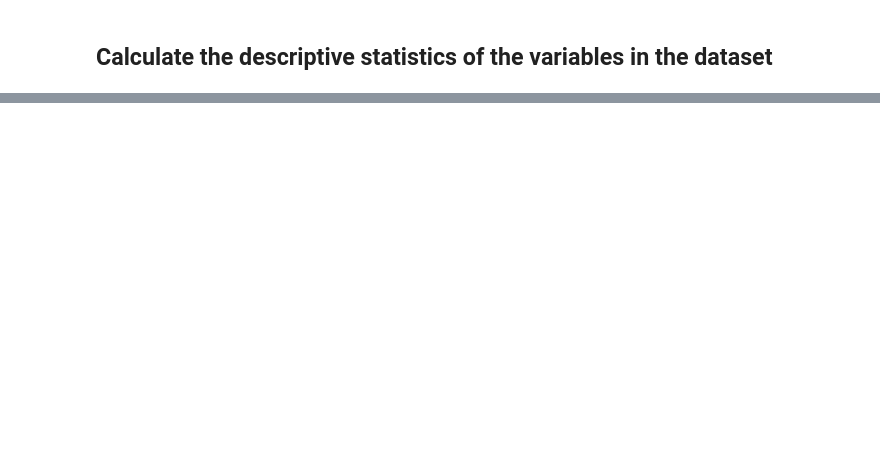
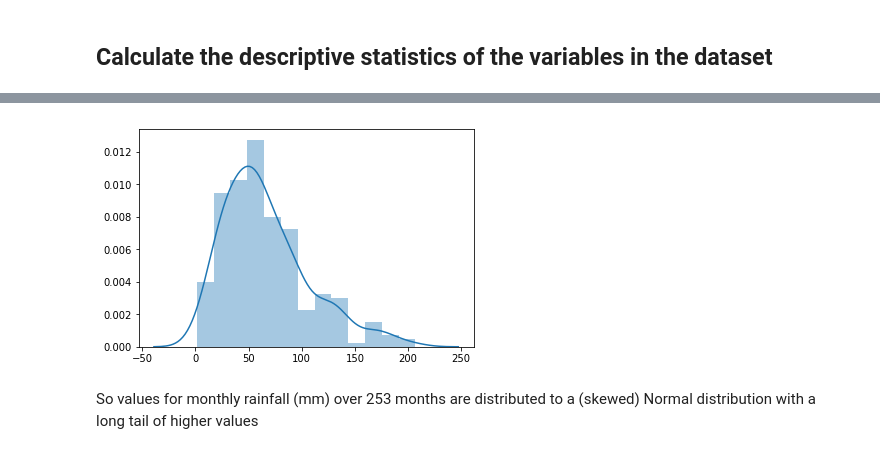
Before and after one commit to Aqua5lad/PDA-Dec-Project, a Jupyter notebook: PDA Project Dec 2018.ipynb, the cells around one changed output, grey strips where cells are left out. Cells and saved outputs as stored; diff of their text form; code cells hidden in the pictures; blank space fills up the shorter version.

```diff
--- a/PDA Project Dec 2018.ipynb
+++ b/PDA Project Dec 2018.ipynb
@@ -204,0 +225,9 @@ OptionError: 'You can only set the value of existing options'
+# %%
+# lets select & plot the rain variable
+dfr = df[['rain']]
+# %%
+sns.distplot(dfr);
+# %% [output]
+[figure, added]
+# %% [markdown]
+So values for monthly rainfall (mm) over 253 months are distributed to a (skewed) Normal distribution with a long tail of higher values
```
Also changed, not shown: parts of 17 cells of this notebook.
